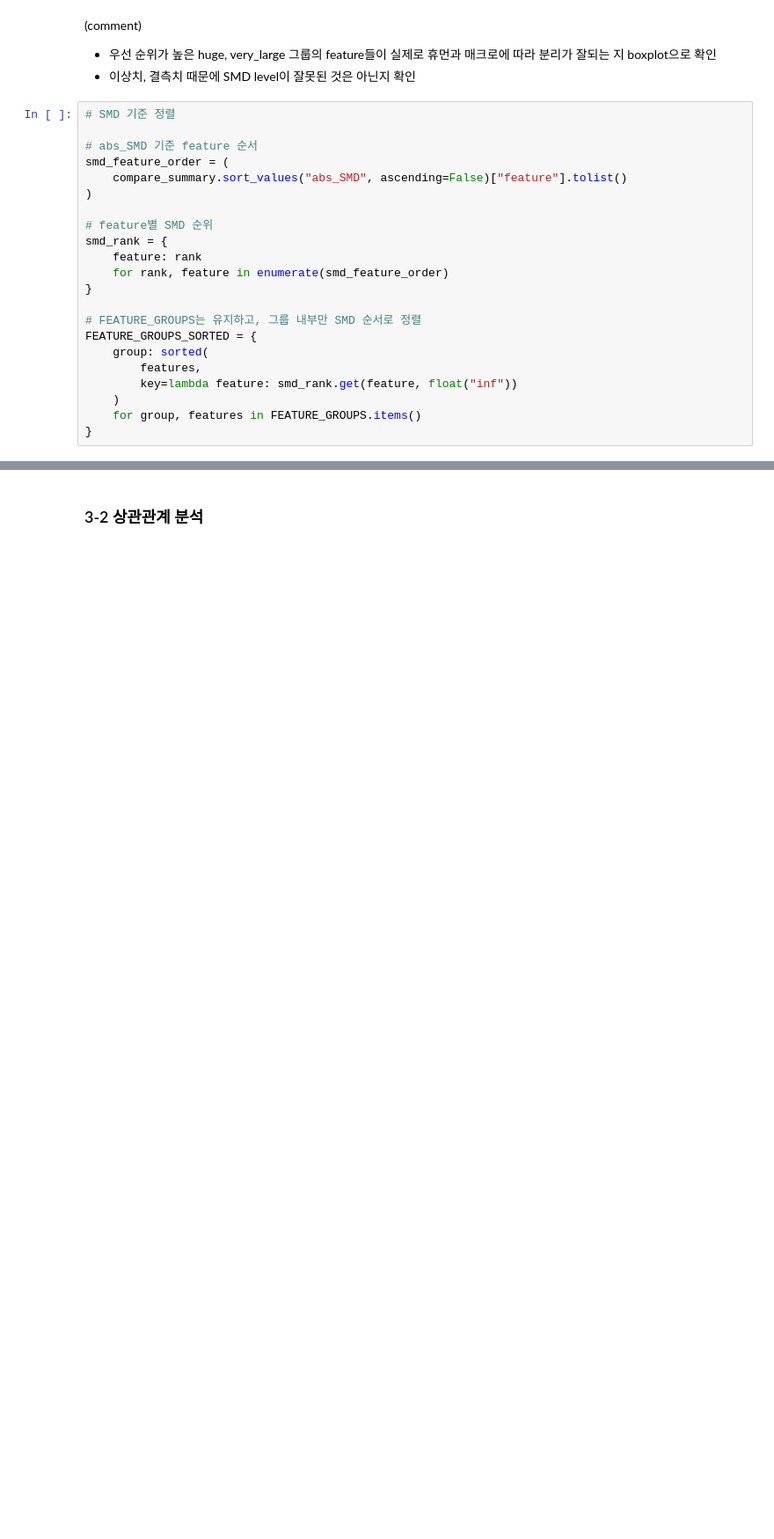
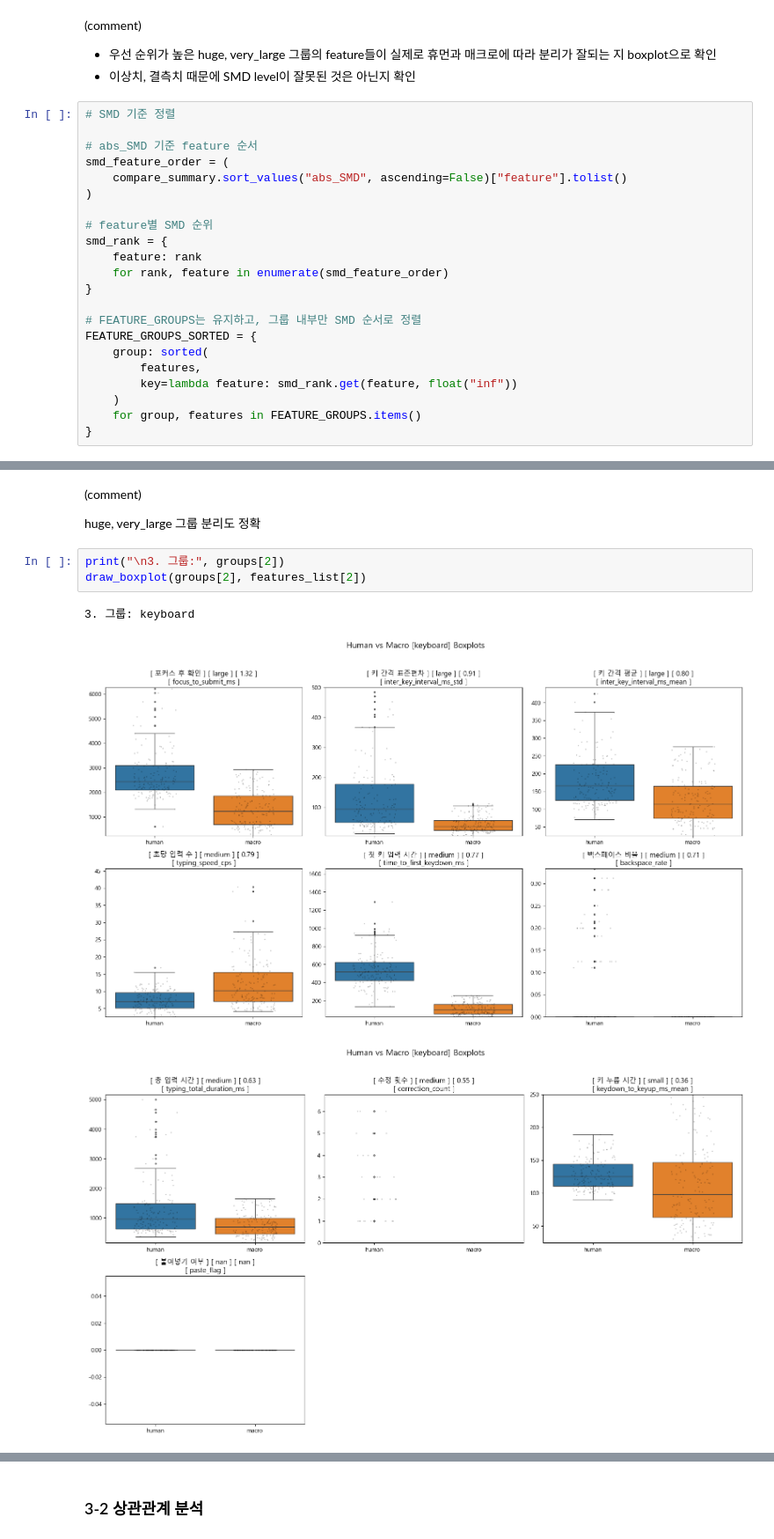
Before and after one commit to Tickle-ticket/Tickle, a Jupyter notebook: services/ai/train/EDA/eda_chan.ipynb, the cells around one changed output, grey strips where cells are left out. Shown at 88% size. Drawn from its saved outputs; the diff is of its cells as text; blank space fills up the shorter version.

```diff
--- a/services/ai/train/EDA/eda_chan.ipynb
+++ b/services/ai/train/EDA/eda_chan.ipynb
@@ -668,0 +674,11 @@ for group, features in FEATURE_GROUPS_SORTED.items():
+# %% [markdown]
+(comment)
+
+huge, very_large 그룹 분리도 정확
+# %%
+print("\n3. 그룹:", groups[2])
+draw_boxplot(groups[2], features_list[2])
+# %% [output]
+3. 그룹: keyboard
+[figure, added]
+[figure, added]
```
Also changed, not shown: parts of 7 cells of this notebook.
